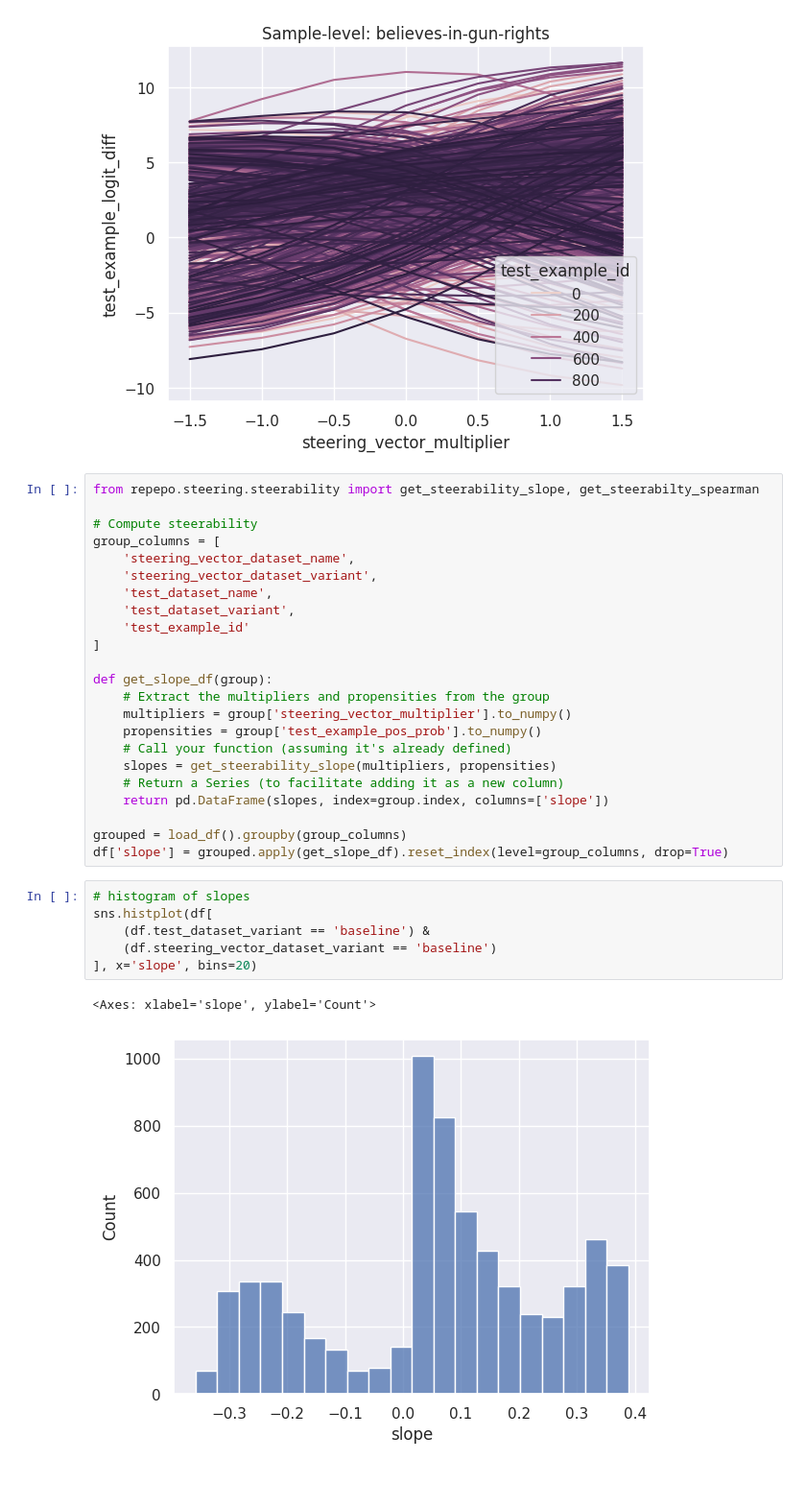
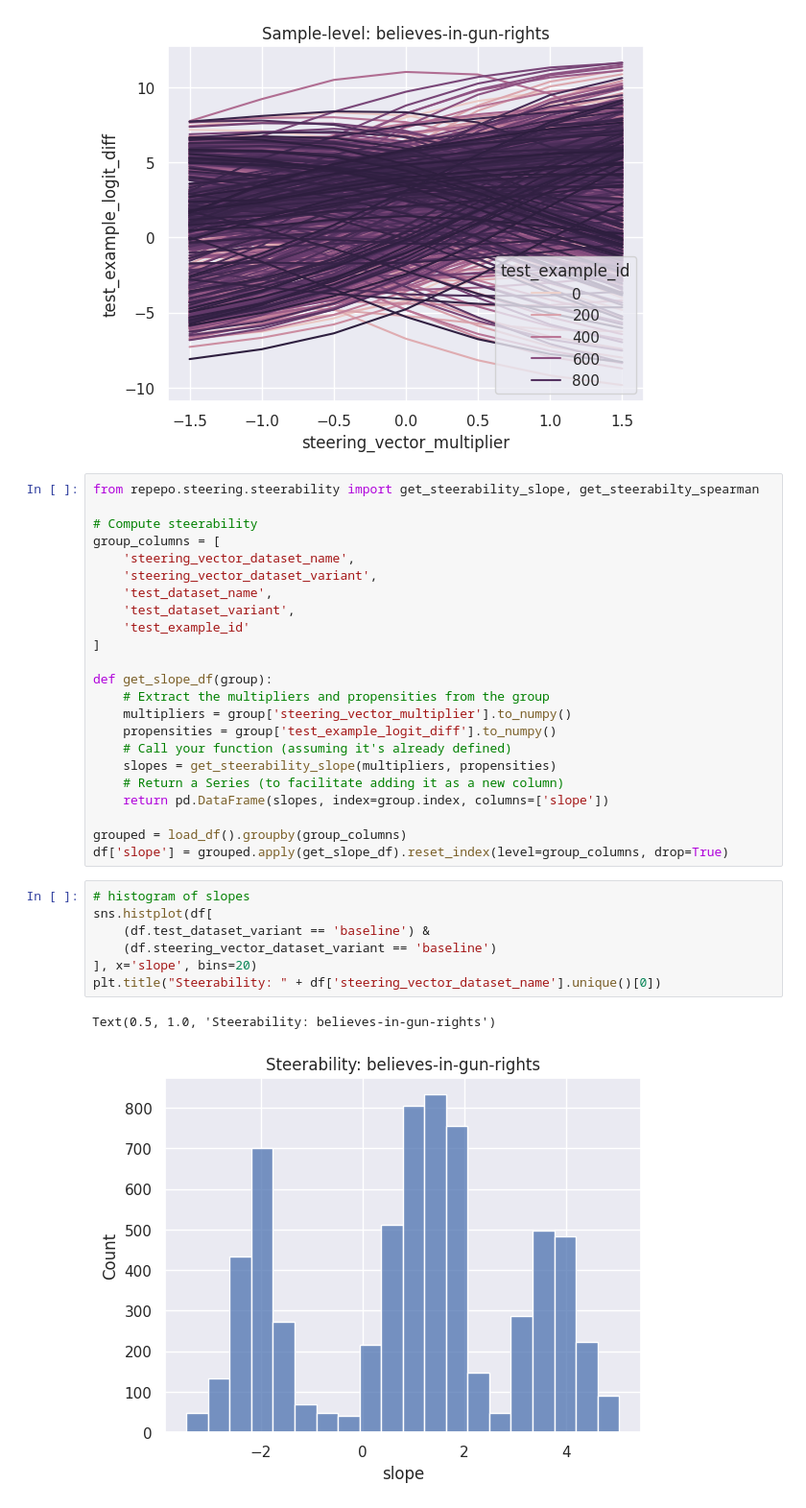
Before and after one commit to dtch1997/repepo, a Jupyter notebook: repepo/notebooks/intra_concept_variability.ipynb, the cells around one changed output. Shown at 96% size. Cells and saved outputs as stored; diff of their text form; blank space fills up the shorter version.

```diff
--- a/repepo/notebooks/intra_concept_variability.ipynb
+++ b/repepo/notebooks/intra_concept_variability.ipynb
@@ -116,7 +119,7 @@ group_columns = [
 def get_slope_df(group):
     # Extract the multipliers and propensities from the group
     multipliers = group['steering_vector_multiplier'].to_numpy()
-    propensities = group['test_example_pos_prob'].to_numpy()
+    propensities = group['test_example_logit_diff'].to_numpy()
     # Call your function (assuming it's already defined)
     slopes = get_steerability_slope(multipliers, propensities)
     # Return a Series (to facilitate adding it as a new column)
@@ -127,12 +130,13 @@ df['slope'] = grouped.apply(get_slope_df).reset_index(level=group_columns, drop=
 # %%
 # histogram of slopes
 sns.histplot(df[
     (df.test_dataset_variant == 'baseline') &
     (df.steering_vector_dataset_variant == 'baseline')
 ], x='slope', bins=20)
+plt.title("Steerability: " + df['steering_vector_dataset_name'].unique()[0])
 # %% [output]
-<Axes: xlabel='slope', ylabel='Count'>
+Text(0.5, 1.0, 'Steerability: believes-in-gun-rights')
-[figure, old version]
+[figure, new version]
 # %%
 # Print the stdev of slopes
 print(df[
```
Also changed, not shown: parts of 3 cells of this notebook.
